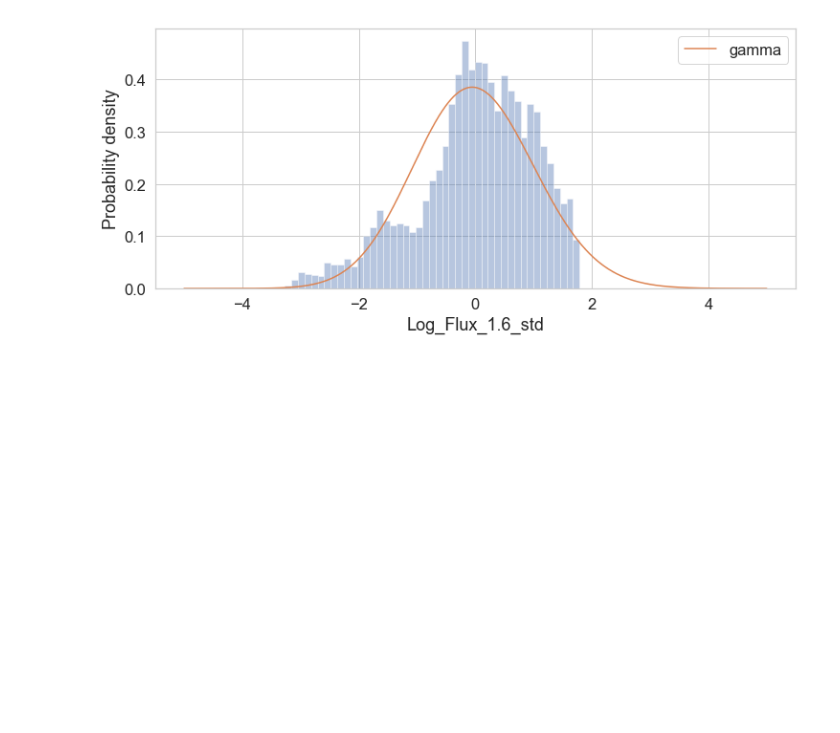
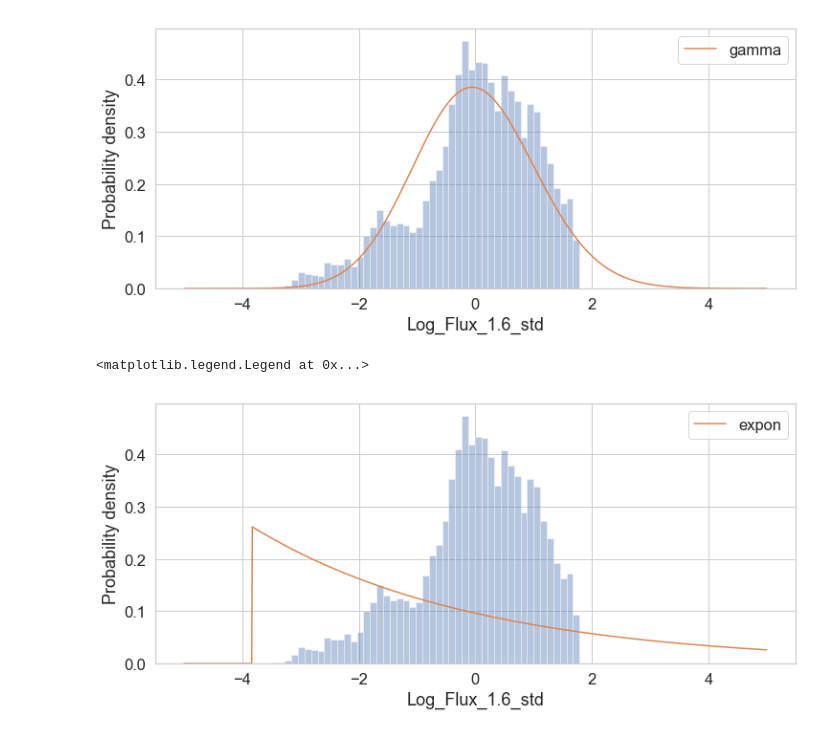
Before and after one commit to balarsen/GPSFluxForecast, a Jupyter notebook: Notebooks/GPS Data Explore.ipynb, the cells around one changed output. Drawn from its saved outputs; the diff is of its cells as text; code cells hidden in the pictures; blank space fills up the shorter version.

```diff
--- a/Notebooks/GPS Data Explore.ipynb
+++ b/Notebooks/GPS Data Explore.ipynb
@@ -100,3 +95,17 @@ plt.legend()
 # %% [output]
 <matplotlib.legend.Legend at 0x...>
 [figure]
+# %%
+expon_fit_p = stats.expon.fit(df.dropna().values)
+X = np.linspace(-5, 5, 1000)
+Y = stats.expon(*expon_fit_p).pdf(X)
+plt.figure(figsize=(12,5))
+sns.distplot(df.dropna().values, norm_hist=True, kde=False)
+plt.xlabel('Log_Flux_1.6_std')
+plt.ylabel('Probability density')
+
+plt.plot(X, Y, label='expon')
+plt.legend()
+# %% [output]
+<matplotlib.legend.Legend at 0x...>
+[figure, added]
```
Also changed, not shown: parts of 25 cells of this notebook, 2 other files.
